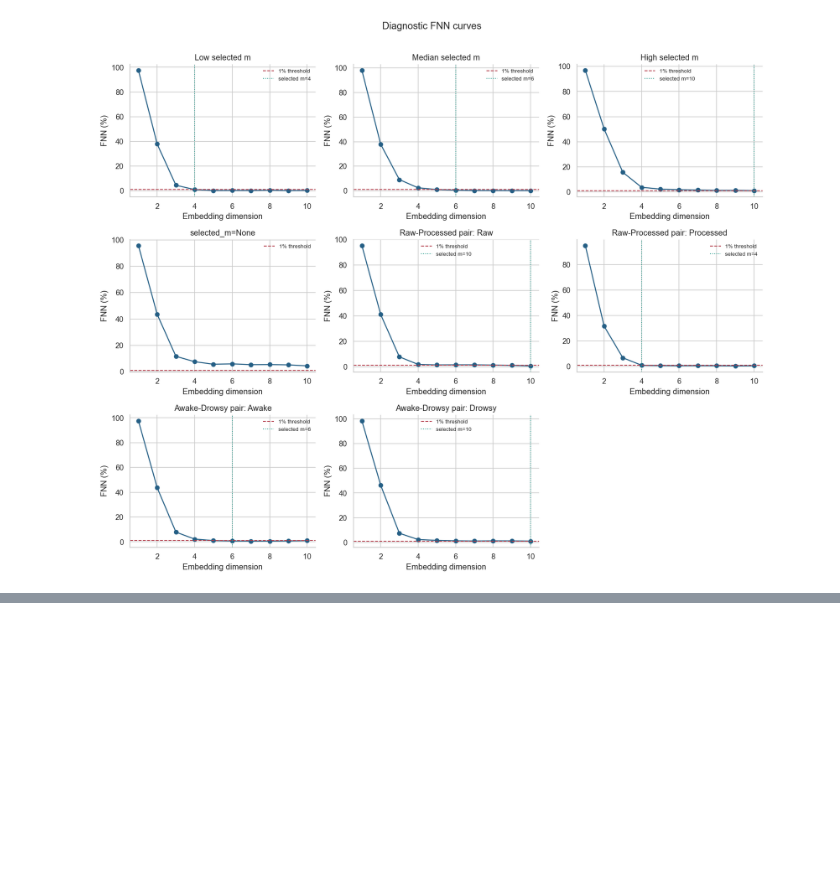
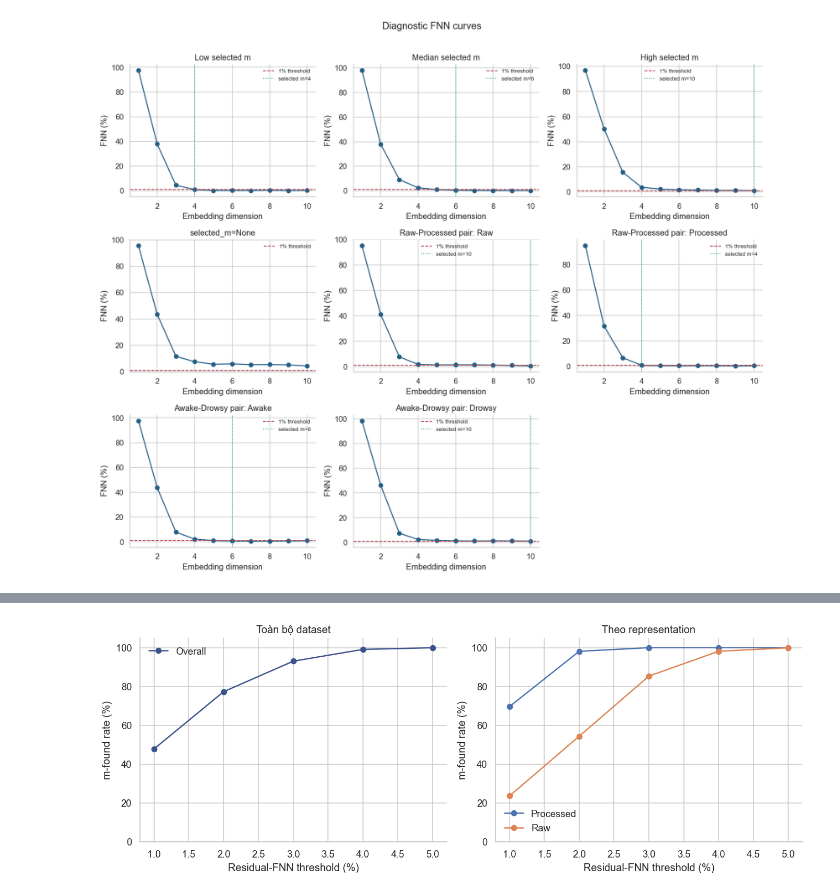
Before and after one commit to Vutu2003/Nonlinear-Time-Series-Analysis, a Jupyter notebook: phase1/notebook/fnn.ipynb, the cells around one changed output, grey strips where cells are left out. Saved outputs shown, nothing was run; the diff lists cells and outputs as text; code cells hidden in the pictures; blank space fills up the shorter version.

```diff
--- a/phase1/notebook/fnn.ipynb
+++ b/phase1/notebook/fnn.ipynb
@@ -1131,0 +1383,80 @@ plt.show()
+# %%
+overall_summary = selected_summary(
+    threshold_results,
+    ["threshold_pct"],
+)
+representation_summary = selected_summary(
+    threshold_results,
+    ["threshold_pct", "representation"],
+)
+overall_summary.to_csv(
+    THRESHOLD_DIR / "fnn_threshold_overall_summary.csv",
+    index=False,
+)
+representation_summary.to_csv(
+    THRESHOLD_DIR / "fnn_threshold_representation_summary.csv",
+    index=False,
+)
+display(overall_summary.style.hide(axis="index"))
+display(representation_summary.style.hide(axis="index"))
+
+figure, axes = plt.subplots(1, 2, figsize=(11.5, 4.3))
+axes[0].plot(
+    overall_summary["threshold_pct"],
+    overall_summary["m_found_rate_pct"],
+    marker="o",
+    color="#3b528b",
+    label="Overall",
+)
+for representation, group in representation_summary.groupby(
+    "representation",
+    observed=True,
+):
+    axes[1].plot(
+        group["threshold_pct"],
+        group["m_found_rate_pct"],
+        marker="o",
+        label=representation,
+    )
+for axis in axes:
+    axis.set_xlabel("Residual-FNN threshold (%)")
+    axis.set_ylabel("m-found rate (%)")
+    axis.set_ylim(0, 105)
+    axis.legend(frameon=False)
+axes[0].set_title("Toàn bộ dataset")
+axes[1].set_title("Theo representation")
+save_figure(figure, "threshold_vs_found_rate.png")
+
+figure, axes = plt.subplots(1, 2, figsize=(11.5, 4.3), sharey=True)
+axes[0].plot(
+    overall_summary["threshold_pct"],
+    overall_summary["median_m"],
+    marker="o",
+    color="#3b528b",
+)
+axes[0].fill_between(
+    overall_summary["threshold_pct"],
+    overall_summary["q25_m"],
+    overall_summary["q75_m"],
+    color="#3b528b",
+    alpha=0.20,
+)
+for representation, group in representation_summary.groupby(
+    "representation",
+    observed=True,
+):
+    axes[1].plot(
+        group["threshold_pct"],
+        group["median_m"],
+        marker="o",
+        label=representation,
+    )
+for axis in axes:
+    axis.set_xlabel("Residual-FNN threshold (%)")
+    axis.set_ylabel("Selected m")
+    axis.set_xticks(THRESHOLDS)
+axes[0].set_title("Median và IQR toàn dataset")
+axes[1].set_title("Median theo representation")
+axes[1].legend(frameon=False)
+save_figure(figure, "threshold_vs_selected_m.png")
+# %% [output]
@@ -1131,0 +1480 @@ plt.show()
+[figure, added]
```
Also changed, not shown: parts of 28 cells of this notebook, 21 other files.
